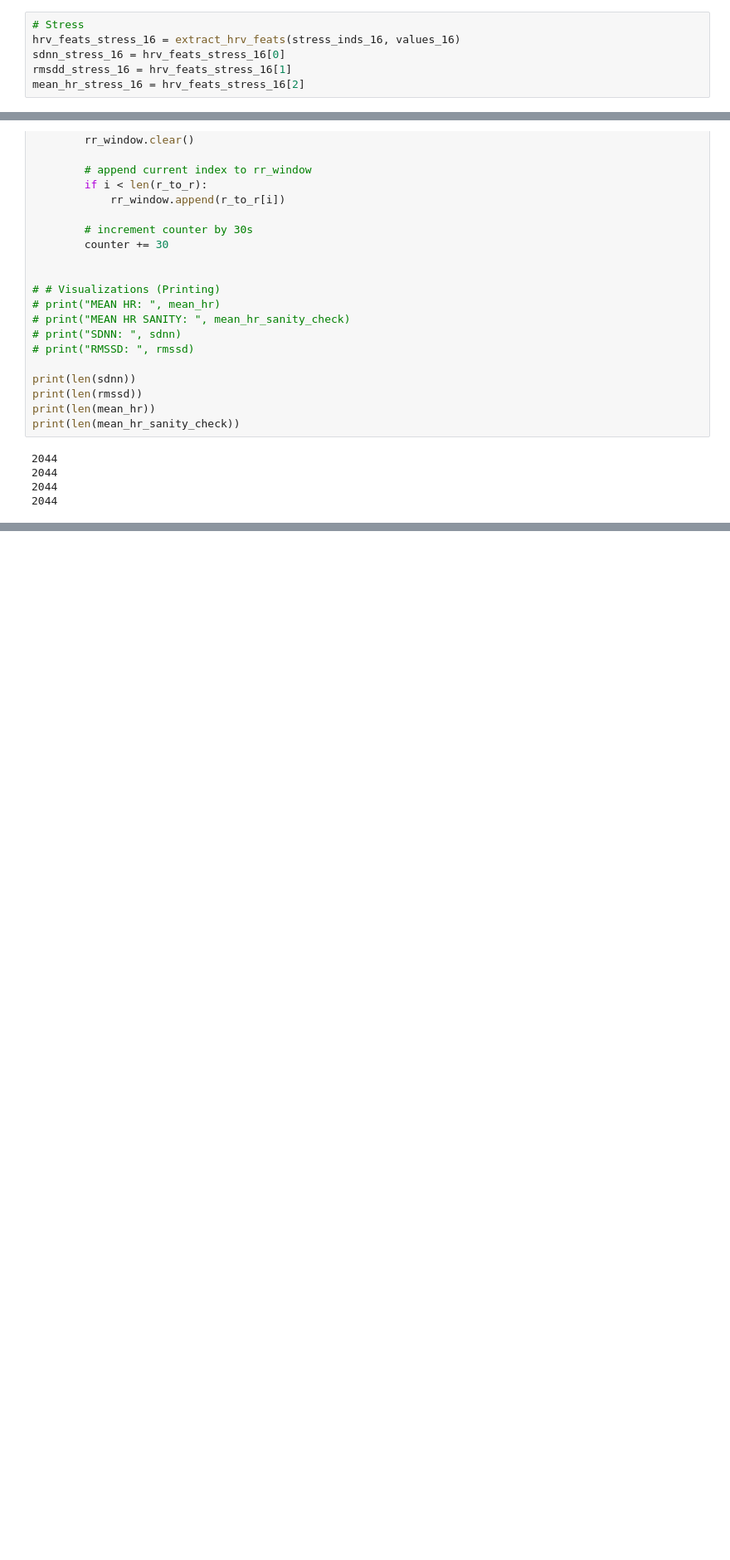
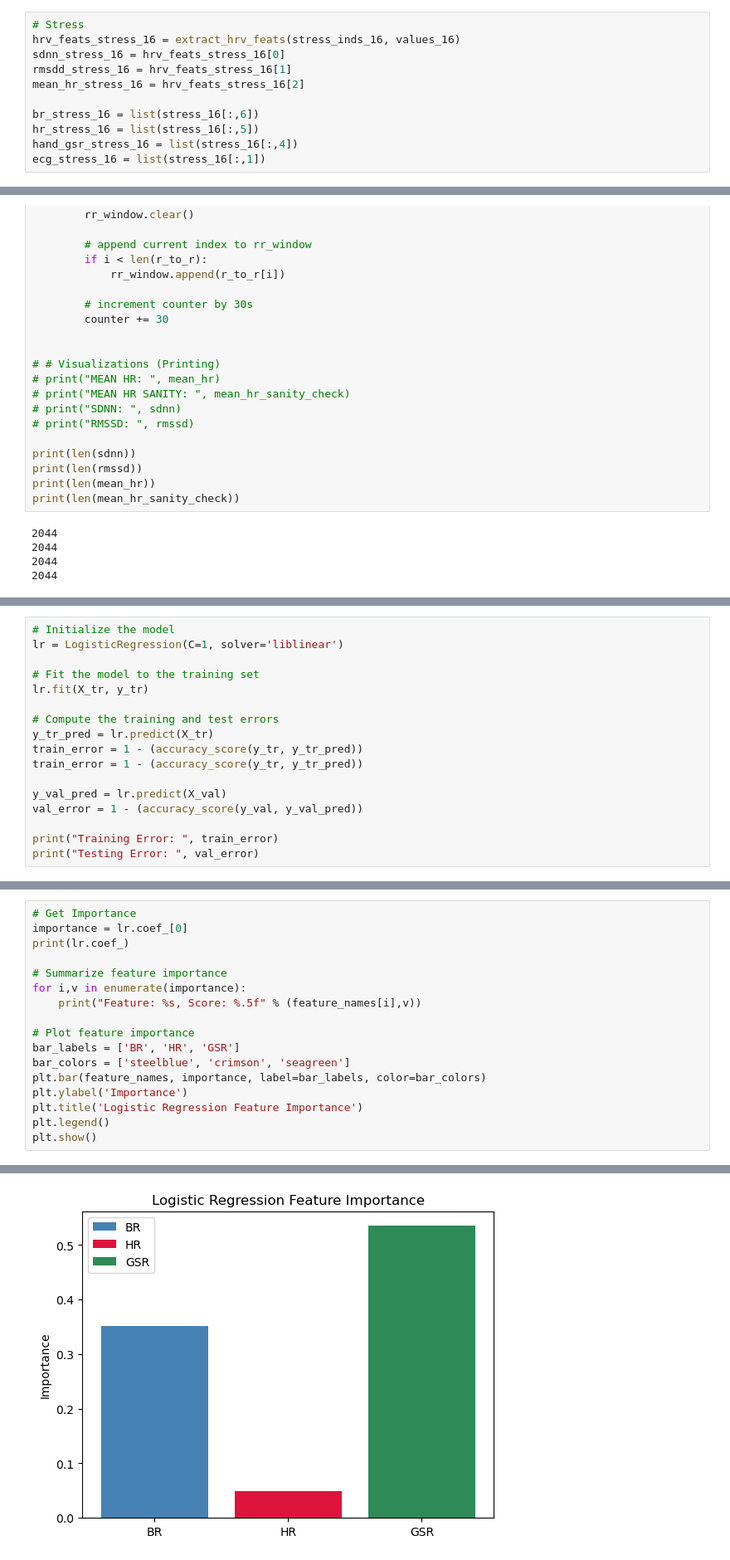
Before and after one commit to ibayoumi/SDP, a Jupyter notebook: stress_model.ipynb, the cells around one changed output, grey strips where cells are left out. Shown at 83% size. Drawn from its saved outputs; the diff is of its cells as text; blank space fills up the shorter version.

```diff
--- a/stress_model.ipynb
+++ b/stress_model.ipynb
@@ -2818,6 +2984,11 @@ hrv_feats_stress_16 = extract_hrv_feats(stress_inds_16, values_16)
 sdnn_stress_16 = hrv_feats_stress_16[0]
 rmsdd_stress_16 = hrv_feats_stress_16[1]
 mean_hr_stress_16 = hrv_feats_stress_16[2]
+
+br_stress_16 = list(stress_16[:,6])
+hr_stress_16 = list(stress_16[:,5])
+hand_gsr_stress_16 = list(stress_16[:,4])
+ecg_stress_16 = list(stress_16[:,1])
 # %% [output]
 Learning initial signal parameters...
 Failed to find 8 beats during learning.
@@ -3107,0 +3691,17 @@ print(len(mean_hr_sanity_check))
+# %%
+# Initialize the model
+lr = LogisticRegression(C=1, solver='liblinear')
+
+# Fit the model to the training set
+lr.fit(X_tr, y_tr)
+
+# Compute the training and test errors
+y_tr_pred = lr.predict(X_tr)
+train_error = 1 - (accuracy_score(y_tr, y_tr_pred))
+train_error = 1 - (accuracy_score(y_tr, y_tr_pred))
+
+y_val_pred = lr.predict(X_val)
+val_error = 1 - (accuracy_score(y_val, y_val_pred))
+
+print("Training Error: ", train_error)
+print("Testing Error: ", val_error)
@@ -3107,0 +3721,18 @@ print(len(mean_hr_sanity_check))
+# %%
+# Get Importance
+importance = lr.coef_[0]
+print(lr.coef_)
+
+# Summarize feature importance
+for i,v in enumerate(importance):
+    print("Feature: %s, Score: %.5f" % (feature_names[i],v))
+
+# Plot feature importance
+bar_labels = ['BR', 'HR', 'GSR']
+bar_colors = ['steelblue', 'crimson', 'seagreen']
+plt.bar(feature_names, importance, label=bar_labels, color=bar_colors)
+plt.ylabel('Importance')
+plt.title('Logistic Regression Feature Importance')
+plt.legend()
+plt.show()
+# %% [output]
@@ -3107,0 +3743 @@ print(len(mean_hr_sanity_check))
+[figure, added]
```
Also changed, not shown: parts of 122 cells of this notebook.
